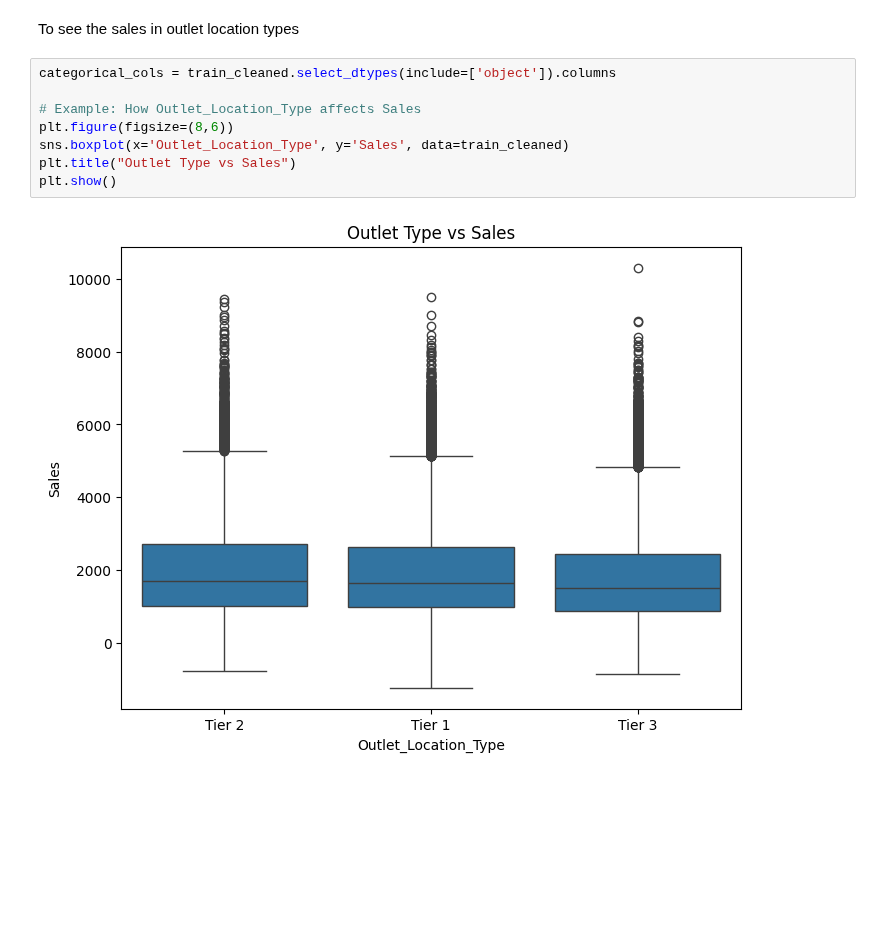
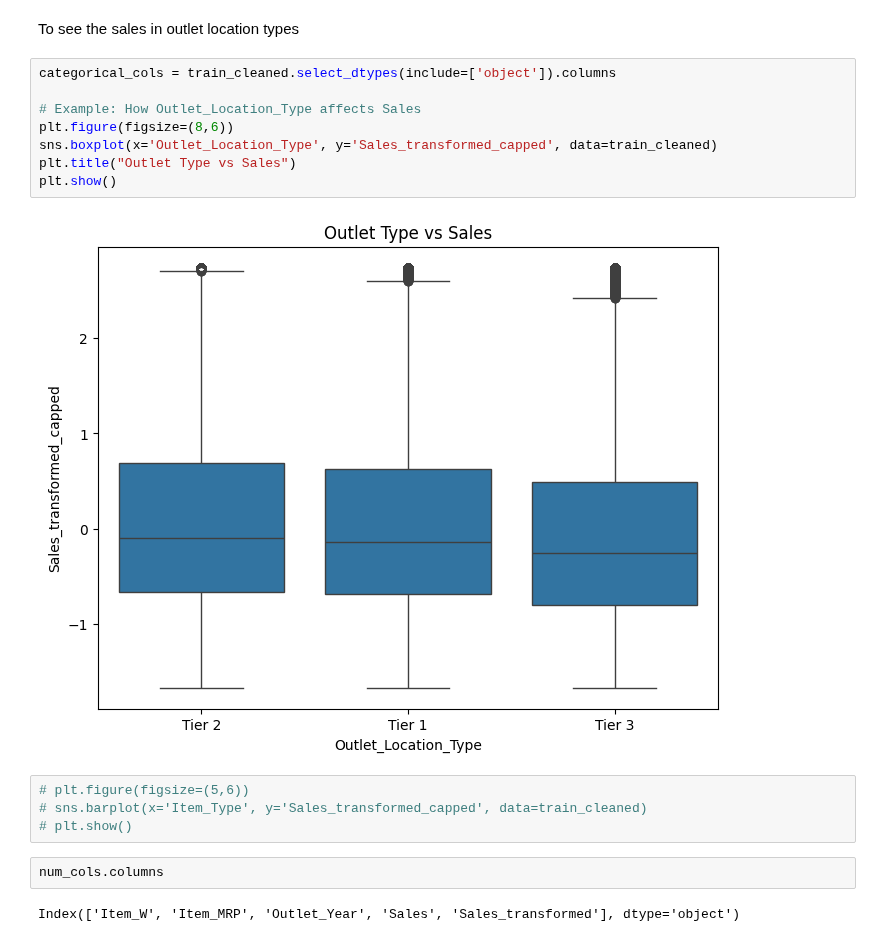
Before and after one commit to riwaz-joshi08/Supermarket_Data_Analysis, a Jupyter notebook: Supermarket_Data_Analysis.ipynb, the cells around one changed output. Cells and saved outputs as stored; diff of their text form; blank space fills up the shorter version.

```diff
--- a/Supermarket_Data_Analysis.ipynb
+++ b/Supermarket_Data_Analysis.ipynb
@@ -351,10 +351,18 @@ To see the sales in outlet location types
 # %%
 categorical_cols = train_cleaned.select_dtypes(include=['object']).columns
 
 # Example: How Outlet_Location_Type affects Sales
 plt.figure(figsize=(8,6))
-sns.boxplot(x='Outlet_Location_Type', y='Sales', data=train_cleaned)
+sns.boxplot(x='Outlet_Location_Type', y='Sales_transformed_capped', data=train_cleaned)
 plt.title("Outlet Type vs Sales")
 plt.show()
 # %% [output]
-[figure, old version]
+[figure, new version]
+# %%
+# plt.figure(figsize=(5,6))
+# sns.barplot(x='Item_Type', y='Sales_transformed_capped', data=train_cleaned)
+# plt.show()
+# %%
+num_cols.columns
+# %% [output]
+Index(['Item_W', 'Item_MRP', 'Outlet_Year', 'Sales', 'Sales_transformed'], dtype='object')
```
Also changed, not shown: parts of 20 cells of this notebook.
